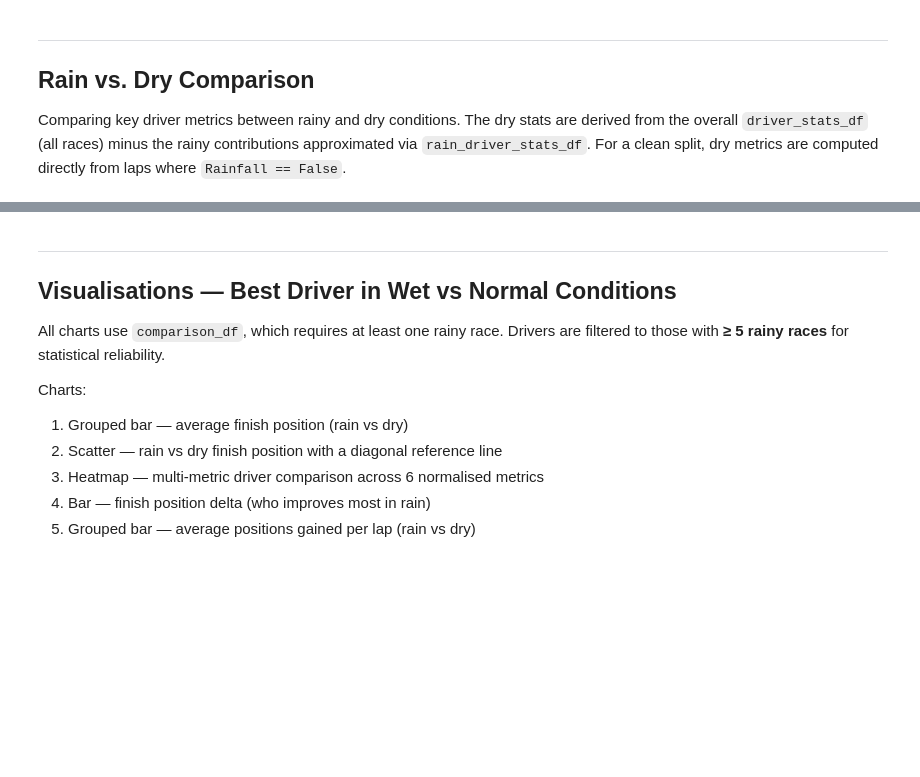
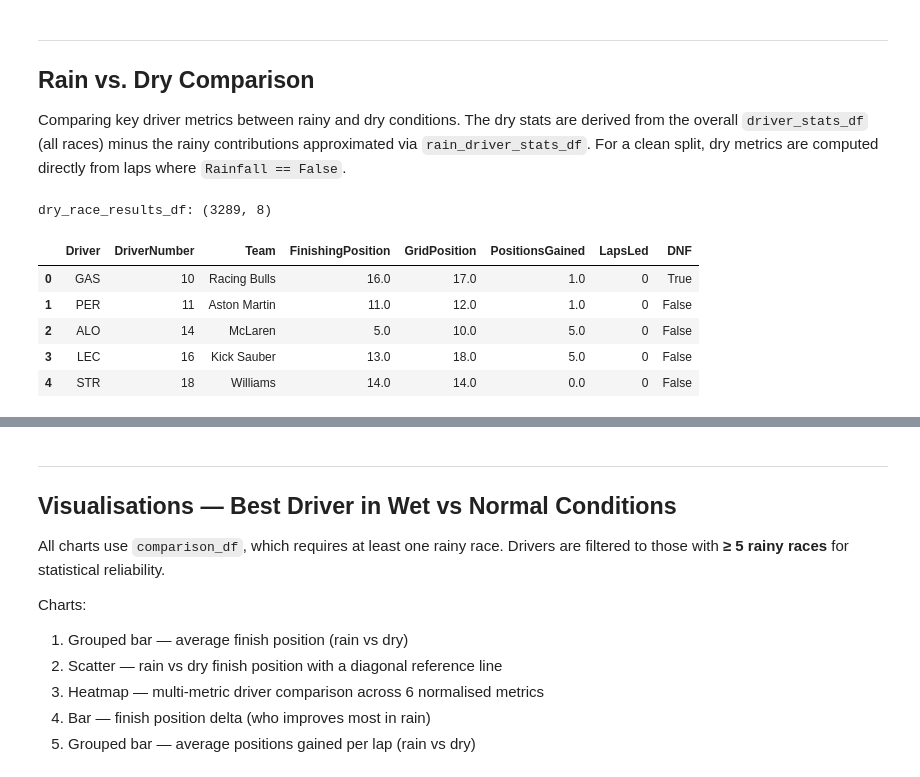
Before and after one commit to CodyRB24/mads-f1-analysis, a Jupyter notebook: notebooks/driver_ranking_vamsi.ipynb, the cells around one changed output, grey strips where cells are left out. Cells and saved outputs as stored; diff of their text form; code cells hidden in the pictures; blank space fills up the shorter version.

```diff
--- a/notebooks/driver_ranking_vamsi.ipynb
+++ b/notebooks/driver_ranking_vamsi.ipynb
@@ -28,7 +30,7 @@ warnings.filterwarnings('ignore')
 ## Load and Prepare Data
 # %%
 # Load the lap-weather dataset from Luis
-df = pd.read_csv('../data/lap_weather_data_2018_2025.csv')
+df = pd.read_pickle('../data/f1_lap_weather_data.pkl')
 
 print(f"Data shape: {df.shape}")
 print(f"\nColumns: {df.columns.tolist()}")
@@ -706,33 +813,42 @@ for race_id in df_dry['RaceID'].unique():
         driver = driver_row['Driver']
         driver_race = race_data[race_data['Driver'] == driver].copy()
         if len(driver_race) == 0:
             continue
 
         valid_positions = driver_race['Position'].dropna()
         if len(valid_positions) == 0:
             continue
 
         first_lap = driver_race[driver_race['LapNumber'] == driver_race['LapNumber'].min()]
         grid_pos = first_lap['Position'].iloc[0] if len(first_lap) > 0 and pd.notna(first_lap['Position'].iloc[0]) else np.nan
         finishing_pos = valid_positions.iloc[-1]
         positions_gained = (grid_pos - finishing_pos) if pd.notna(grid_pos) else np.nan
 
         max_laps_any = race_data['LapNumber'].max()
         dnf = driver_race['LapNumber'].max() < (max_laps_any - 2)
 
         dry_race_results_list.append({
             'Driver': driver,
             'DriverNumber': driver_row['DriverNumber'],
             'Team': driver_row['Team'],
             'FinishingPosition': finishing_pos,
             'GridPosition': grid_pos,
             'PositionsGained': positions_gained,
             'LapsLed': len(driver_race[driver_race['Position'] == 1.0]),
             'DNF': dnf
         })
 
 dry_race_results_df = pd.DataFrame(dry_race_results_list)
 print(f"dry_race_results_df: {dry_race_results_df.shape}")
+dry_race_results_df.head()
+# %% [output]
+dry_race_results_df: (3289, 8)
+|  | Driver | DriverNumber | Team | FinishingPosition | GridPosition | PositionsGained | LapsLed | DNF |
+| 0 | GAS | 10 | Racing Bulls | 16.0 | 17.0 | 1.0 | 0 | True |
+| 1 | PER | 11 | Aston Martin | 11.0 | 12.0 | 1.0 | 0 | False |
+| 2 | ALO | 14 | McLaren | 5.0 | 10.0 | 5.0 | 0 | False |
+| 3 | LEC | 16 | Kick Sauber | 13.0 | 18.0 | 5.0 | 0 | False |
+| 4 | STR | 18 | Williams | 14.0 | 14.0 | 0.0 | 0 | False |
 # %%
 # Aggregate dry stats per driver
 dry_driver_stats_df = (
```
Also changed, not shown: parts of 25 cells of this notebook, 5 other files.
